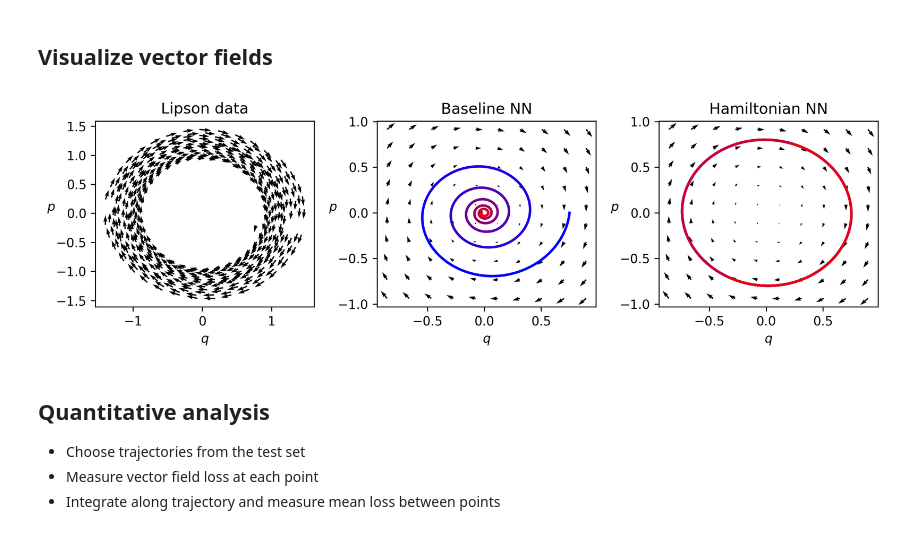
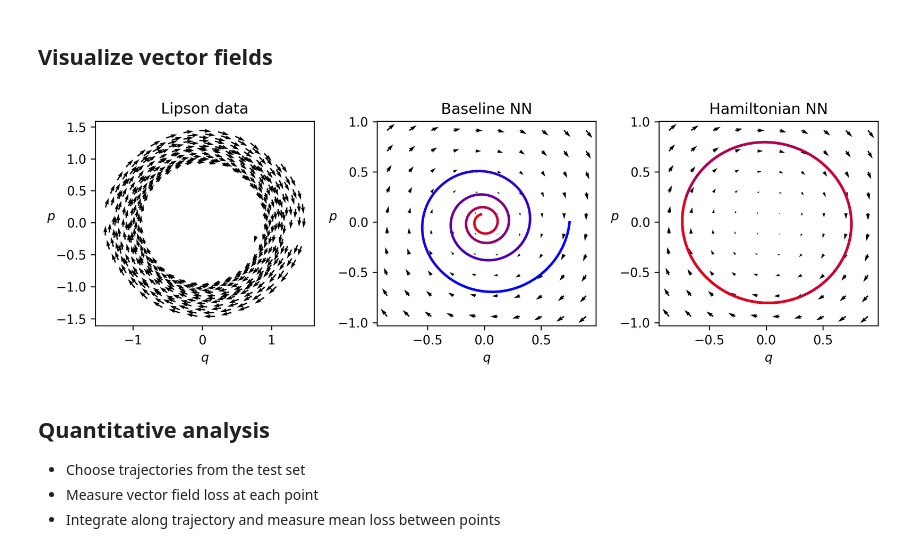
Before and after one commit to greydanus/hamiltonian-nn, a Jupyter notebook: analyze-lipson.ipynb, the cells around one changed output. Cells and saved outputs as stored; diff of their text form; code cells hidden in the pictures.

Commit message:
more figure updates

```diff
--- a/analyze-lipson.ipynb
+++ b/analyze-lipson.ipynb
@@ -37,7 +37,7 @@ def get_args():
          'name': 'lipson',
          'gridsize': 10,
          'seed': 0,
-         'save_dir': './{}'.format(EXPERIMENT_DIR),
+         'save_dir': '{}'.format(EXPERIMENT_DIR),
          'fig_dir': './figures'}
 
 class ObjectView(object):
@@ -122,7 +122,7 @@ def integrate_model(model, t_span, y0, **kwargs):
     return solve_ivp(fun=fun, t_span=t_span, y0=y0, **kwargs)
 # %%
 # integrate along those fields starting from point (1,0)
-t_span = [0,30]
+t_span = [0,20]
 y0 = np.asarray([0.75, 0])
 kwargs = {'t_eval': np.linspace(t_span[0], t_span[1], 1000), 'rtol': 1e-12}
 base_ivp = integrate_model(base_model, t_span, y0, **kwargs)
@@ -137,7 +137,7 @@ base_dx = base_model.time_derivative(mesh_inputs).detach().numpy()
 hnn_dx = base_model.time_derivative(mesh_inputs).detach().numpy()
 
 ###### PLOT ######
-fig = plt.figure(figsize=(9.5, 3), facecolor='white', dpi=DPI)
+fig = plt.figure(figsize=(9.5, 3.2), facecolor='white', dpi=DPI)
 
 # plot dataset
 ax = fig.add_subplot(1, 3, 1, frameon=True)
@@ -149,34 +149,34 @@ ax.set_title("Lipson data")
 
 # plot baseline
 ax = fig.add_subplot(1, 3, 2, frameon=True)
 ax.quiver(input_x[:,0], input_x[:,1], base_dx[:,0], base_dx[:,1],
         cmap='gray_r', scale=ARROW_SCALE, width=ARROW_WIDTH)
 
 for i, l in enumerate(np.split(base_ivp['y'].T, LINE_SEGMENTS)):
     color = (float(i)/LINE_SEGMENTS, 0, 1-float(i)/LINE_SEGMENTS)
     ax.plot(l[:,0],l[:,1],color=color, linewidth=LINE_WIDTH)
 
 ax.set_xlabel("$q$")
 ax.set_ylabel("$p$", rotation=0)
 ax.set_title("Baseline NN")
 
 # plot HNN
 ax = fig.add_subplot(1, 3, 3, frameon=True)
 ax.quiver(input_x[:,0], input_x[:,1], hnn_dx[:,0], hnn_dx[:,1],
         cmap='gray_r', scale=ARROW_SCALE, width=ARROW_WIDTH)
 
 for i, l in enumerate(np.split(hnn_ivp['y'].T, LINE_SEGMENTS)):
     color = (float(i)/LINE_SEGMENTS, 0, 1-float(i)/LINE_SEGMENTS)
     ax.plot(l[:,0],l[:,1],color=color, linewidth=LINE_WIDTH)
 
 ax.set_xlabel("$q$")
 ax.set_ylabel("$p$", rotation=0)
 ax.set_title("Hamiltonian NN")
 
 plt.tight_layout() ; plt.show()
 fig.savefig('{}/lipson{}.{}'.format(args.fig_dir, RK4, FORMAT))
 # %% [output]
-[figure, old version]
+[figure, new version]
 # %% [markdown]
 ## Quantitative analysis
 * Choose trajectories from the test set
```
Also changed, not shown: parts of 5 cells of this notebook, 24 other files.
